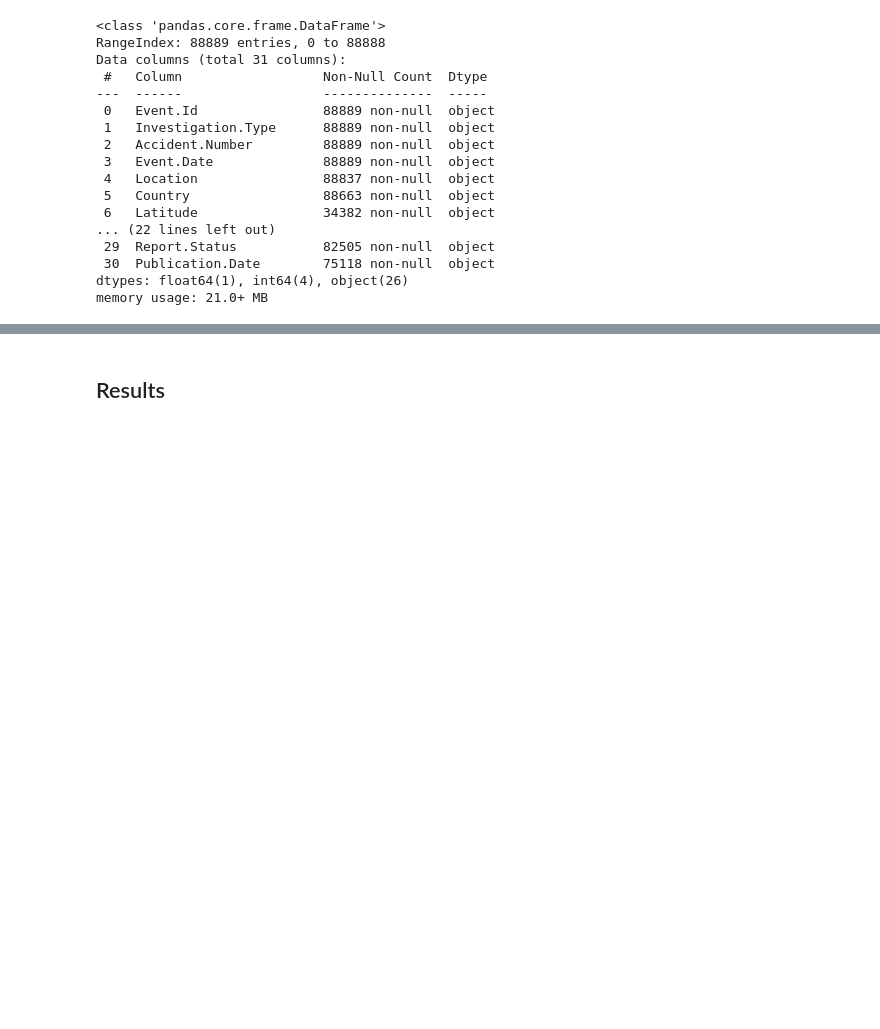
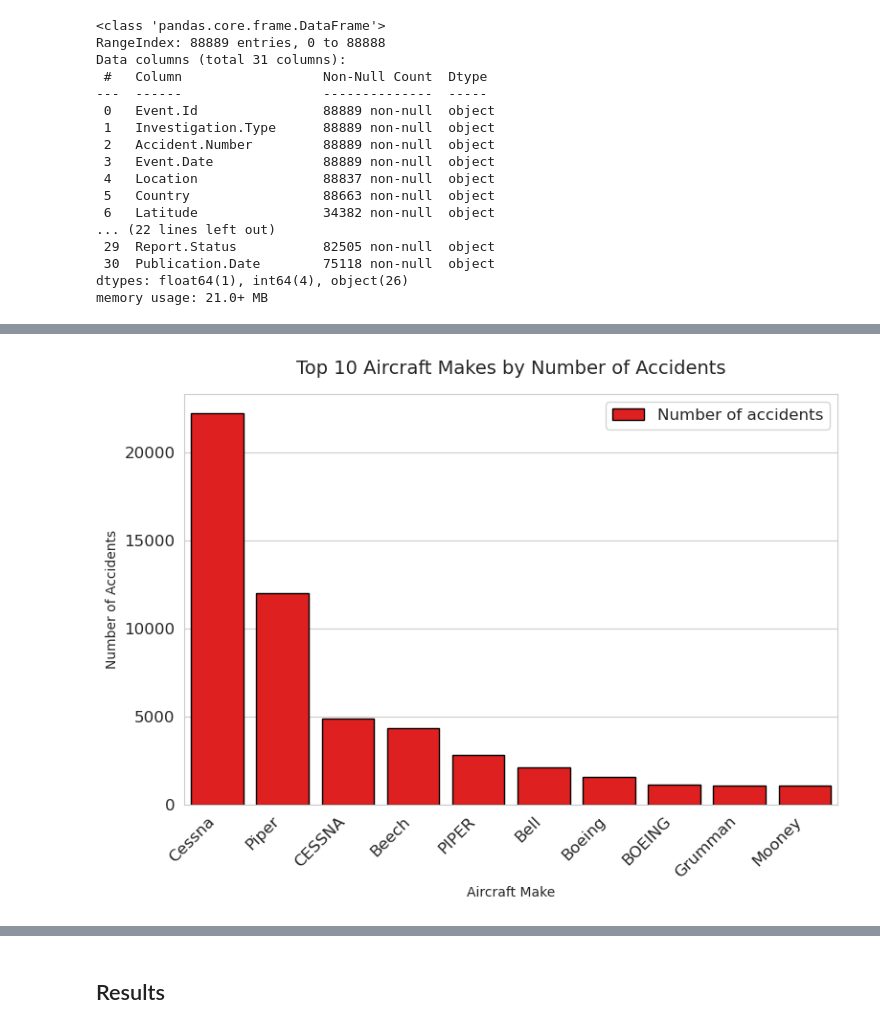
Before and after one commit to Husky-69/Shallom-phase-1-project, a Jupyter notebook: Shallom-phase1-project.ipynb, the cells around one changed output, grey strips where cells are left out. Drawn from its saved outputs; the diff is of its cells as text; code cells hidden in the pictures; blank space fills up the shorter version.

Commit message:
adding images and updated code

```diff
--- a/Shallom-phase1-project.ipynb
+++ b/Shallom-phase1-project.ipynb
@@ -256,0 +362,5 @@ SyntaxError: invalid syntax (1021443792.py, line 2)
+# %%
+categorical_cols = ['Location', 'Country', 'Injury.Severity', 'Aircraft.damage', 'Make', 'Model',
+                    'Weather.Condition', 'Broad.phase.of.flight']
+for col in categorical_cols:
+    df[col] = df[col].fillna('Unknown')
@@ -256,0 +369,3 @@ SyntaxError: invalid syntax (1021443792.py, line 2)
+# %%
+df2 = df.dropna(axis = 1)
+df2.head(10)
@@ -256,0 +406,3 @@ SyntaxError: invalid syntax (1021443792.py, line 2)
+# %%
+df2.loc[:, 'Injury.Severity'] = df2['Injury.Severity'].str.replace(r'\(.*\)', '', regex=True).str.strip()
+df2['Injury.Severity'].head()
@@ -256,0 +421,18 @@ SyntaxError: invalid syntax (1021443792.py, line 2)
+# %%
+sns.set_style("whitegrid")
+plt.rcParams.update({'font.size': 12, 'figure.figsize': (10, 6)})
+# %%
+
+plt.figure(figsize=(8, 6))
+top_makes = df2['Make'].value_counts().head(10)
+
+sns.barplot(x=top_makes.index, y=top_makes.values, edgecolor ='black', color ='red',label='Number of accidents')
+plt.title('Top 10 Aircraft Makes by Number of Accidents', fontsize=14, pad=15)
+plt.xlabel('Aircraft Make', fontsize=10)
+plt.ylabel('Number of Accidents', fontsize=10)
+plt.xticks(rotation=45, ha='right')
+plt.tight_layout()
+plt.savefig('accidents_by_make.png', dpi=300)
+plt.show()
+# %% [output]
+[figure, added]
```
Also changed, not shown: parts of 44 cells of this notebook, 5 other files.
